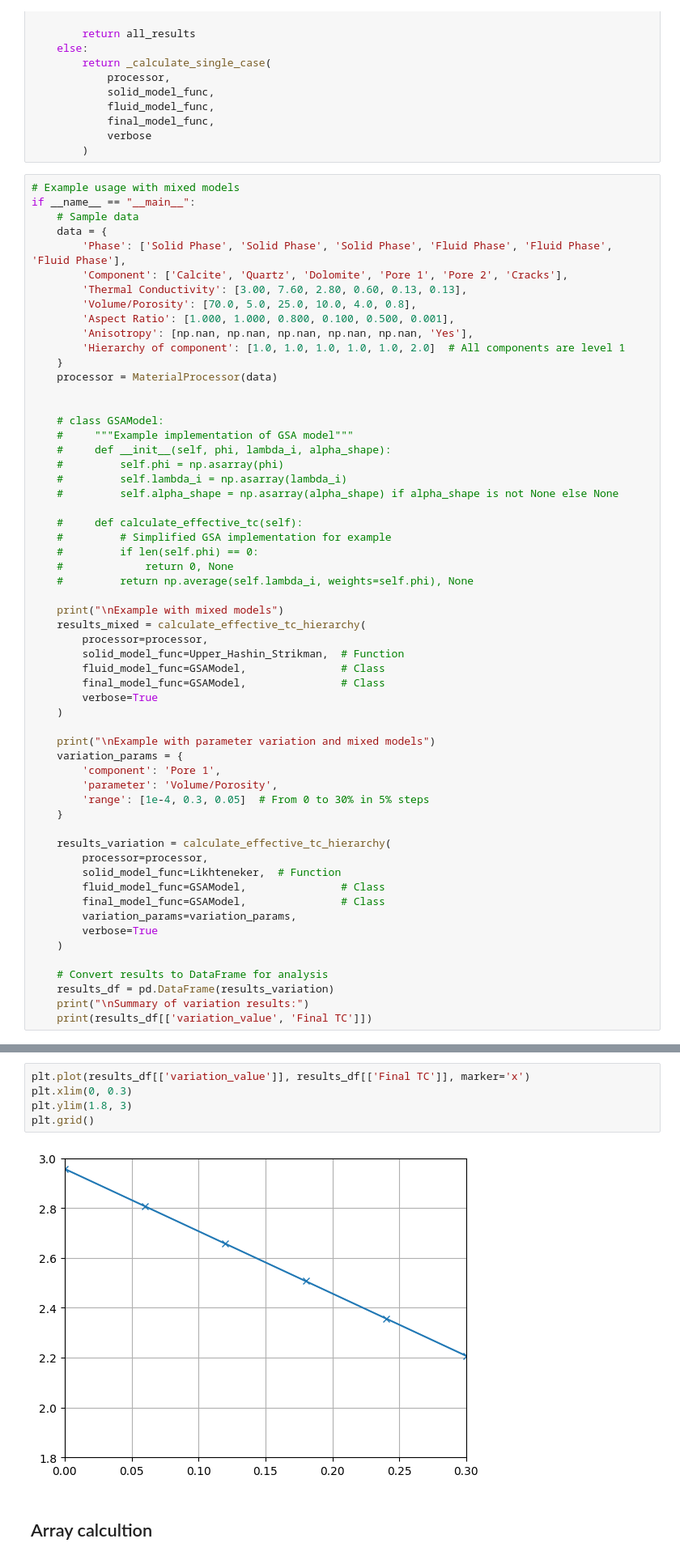
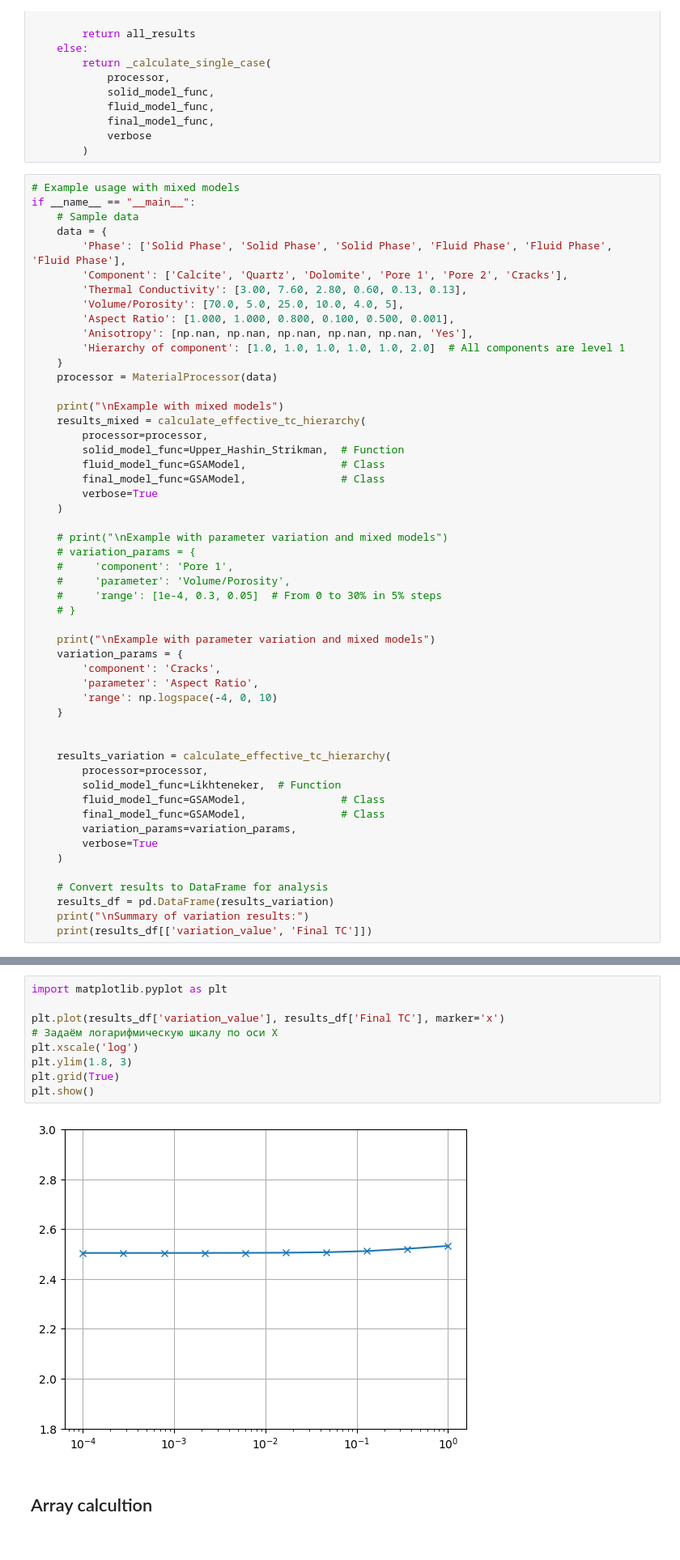
Before and after one commit to MariiaKalinina/RPM, a Jupyter notebook: RPM_FRAMEWORK.ipynb, the cells around one changed output, grey strips where cells are left out. Shown at 81% size. Cells and saved outputs as stored; diff of their text form.

```diff
--- a/RPM_FRAMEWORK.ipynb
+++ b/RPM_FRAMEWORK.ipynb
@@ -992,26 +992,12 @@ if __name__ == "__main__":
         'Phase': ['Solid Phase', 'Solid Phase', 'Solid Phase', 'Fluid Phase', 'Fluid Phase', 'Fluid Phase'],
         'Component': ['Calcite', 'Quartz', 'Dolomite', 'Pore 1', 'Pore 2', 'Cracks'],
         'Thermal Conductivity': [3.00, 7.60, 2.80, 0.60, 0.13, 0.13],
-        'Volume/Porosity': [70.0, 5.0, 25.0, 10.0, 4.0, 0.8],
+        'Volume/Porosity': [70.0, 5.0, 25.0, 10.0, 4.0, 5],
         'Aspect Ratio': [1.000, 1.000, 0.800, 0.100, 0.500, 0.001],
         'Anisotropy': [np.nan, np.nan, np.nan, np.nan, np.nan, 'Yes'],
         'Hierarchy of component': [1.0, 1.0, 1.0, 1.0, 1.0, 2.0]  # All components are level 1
     }
     processor = MaterialProcessor(data)
-
-
-    # class GSAModel:
-    #     """Example implementation of GSA model"""
-    #     def __init__(self, phi, lambda_i, alpha_shape):
-    #         self.phi = np.asarray(phi)
-    #         self.lambda_i = np.asarray(lambda_i)
-    #         self.alpha_shape = np.asarray(alpha_shape) if alpha_shape is not None else None
-
-    #     def calculate_effective_tc(self):
-    #         # Simplified GSA implementation for example
-    #         if len(self.phi) == 0:
-    #             return 0, None
-    #         return np.average(self.lambda_i, weights=self.phi), None
 
     print("\nExample with mixed models")
     results_mixed = calculate_effective_tc_hierarchy(
@@ -1022,12 +1008,20 @@ if __name__ == "__main__":
         verbose=True
     )
 
+    # print("\nExample with parameter variation and mixed models")
+    # variation_params = {
+    #     'component': 'Pore 1',
+    #     'parameter': 'Volume/Porosity',
+    #     'range': [1e-4, 0.3, 0.05]  # From 0 to 30% in 5% steps
+    # }
+
     print("\nExample with parameter variation and mixed models")
     variation_params = {
-        'component': 'Pore 1',
-        'parameter': 'Volume/Porosity',
-        'range': [1e-4, 0.3, 0.05]  # From 0 to 30% in 5% steps
+        'component': 'Cracks',
+        'parameter': 'Aspect Ratio',
+        'range': np.logspace(-4, 0, 10)
     }
+
 
     results_variation = calculate_effective_tc_hierarchy(
         processor=processor,
@@ -1073,10 +1071,14 @@ results_df[['variation_value', 'Final TC']]
 # %%
-plt.plot(results_df[['variation_value']], results_df[['Final TC']], marker='x')
-plt.xlim(0, 0.3)
+import matplotlib.pyplot as plt
+
+plt.plot(results_df['variation_value'], results_df['Final TC'], marker='x')
+# Задаём логарифмическую шкалу по оси X
+plt.xscale('log')
 plt.ylim(1.8, 3)
-plt.grid()
+plt.grid(True)
+plt.show()
 # %% [output]
-[figure, old version]
+[figure, new version]
 # %% [markdown]
 ## Array calcultion
 # %%
```
Also changed, not shown: parts of 2 cells of this notebook.
